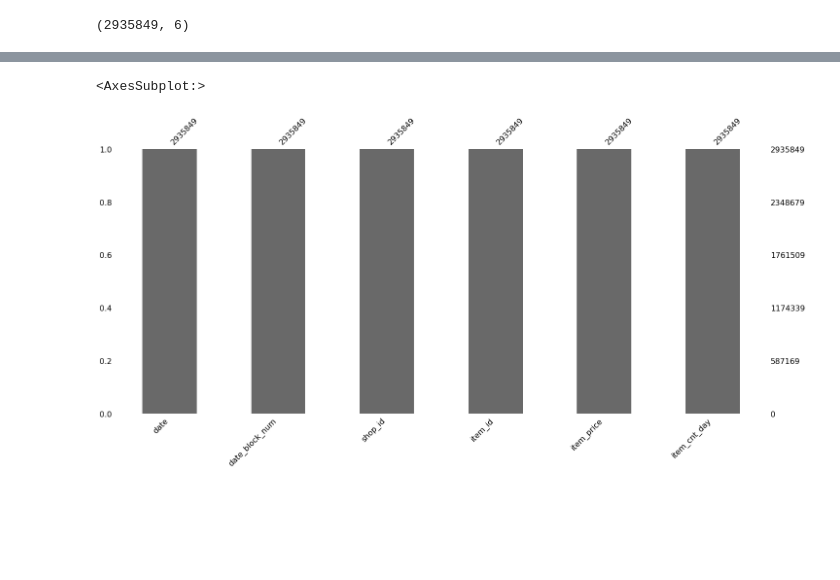
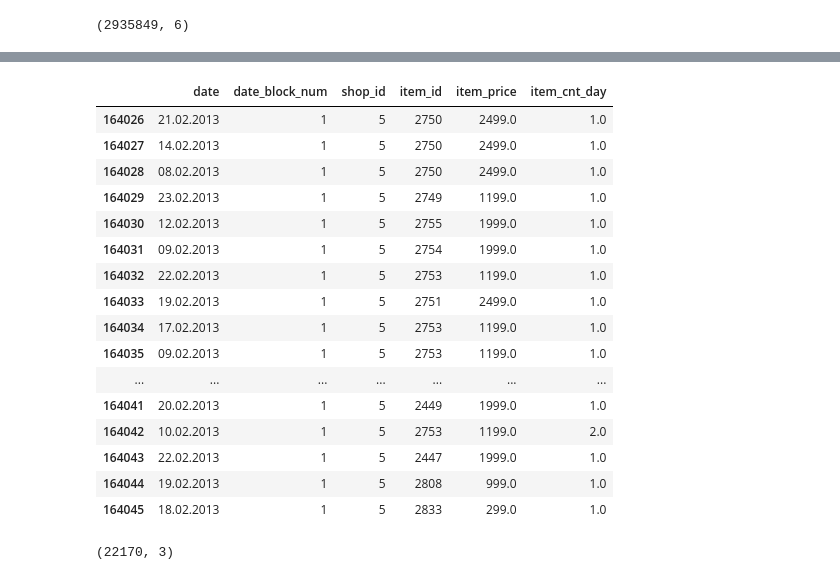
Before and after one commit to johanjun/fc_lgelectronics, a Jupyter notebook: ml project data.ipynb, the cells around one changed output, grey strips where cells are left out. Saved outputs shown, nothing was run; the diff lists cells and outputs as text; code cells hidden in the pictures; blank space fills up the shorter version.

```diff
--- a/ml project data.ipynb
+++ b/ml project data.ipynb
@@ -209,5 +297,25 @@ df_sales_train.tail()
-# %%
-msno.bar(df_sales_train)
-# %% [output]
-<AxesSubplot:>
-[figure, removed]
+# %%
+df_sales_train[df_sales_train['shop_id']==5].head(20)
+# %% [output]
+|  | date | date_block_num | shop_id | item_id | item_price | item_cnt_day |
+| 164026 | 21.02.2013 | 1 | 5 | 2750 | 2499.0 | 1.0 |
+| 164027 | 14.02.2013 | 1 | 5 | 2750 | 2499.0 | 1.0 |
+| 164028 | 08.02.2013 | 1 | 5 | 2750 | 2499.0 | 1.0 |
+| 164029 | 23.02.2013 | 1 | 5 | 2749 | 1199.0 | 1.0 |
+| 164030 | 12.02.2013 | 1 | 5 | 2755 | 1999.0 | 1.0 |
+| 164031 | 09.02.2013 | 1 | 5 | 2754 | 1999.0 | 1.0 |
+| 164032 | 22.02.2013 | 1 | 5 | 2753 | 1199.0 | 1.0 |
+| 164033 | 19.02.2013 | 1 | 5 | 2751 | 2499.0 | 1.0 |
+| 164034 | 17.02.2013 | 1 | 5 | 2753 | 1199.0 | 1.0 |
+| 164035 | 09.02.2013 | 1 | 5 | 2753 | 1199.0 | 1.0 |
+| ... | ... | ... | ... | ... | ... | ... |
+| 164041 | 20.02.2013 | 1 | 5 | 2449 | 1999.0 | 1.0 |
+| 164042 | 10.02.2013 | 1 | 5 | 2753 | 1199.0 | 2.0 |
+| 164043 | 22.02.2013 | 1 | 5 | 2447 | 1999.0 | 1.0 |
+| 164044 | 19.02.2013 | 1 | 5 | 2808 | 999.0 | 1.0 |
+| 164045 | 18.02.2013 | 1 | 5 | 2833 | 299.0 | 1.0 |
+# %%
+df_items = pd.read_csv("data4/items.csv")
+df_items.shape
+# %% [output]
+(22170, 3)
```
Also changed, not shown: parts of 42 cells of this notebook.
